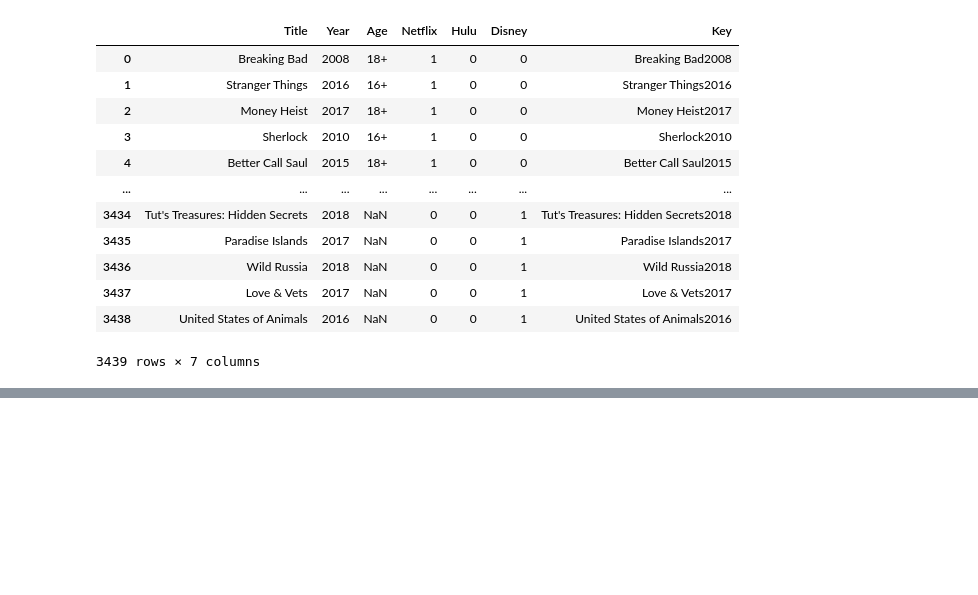
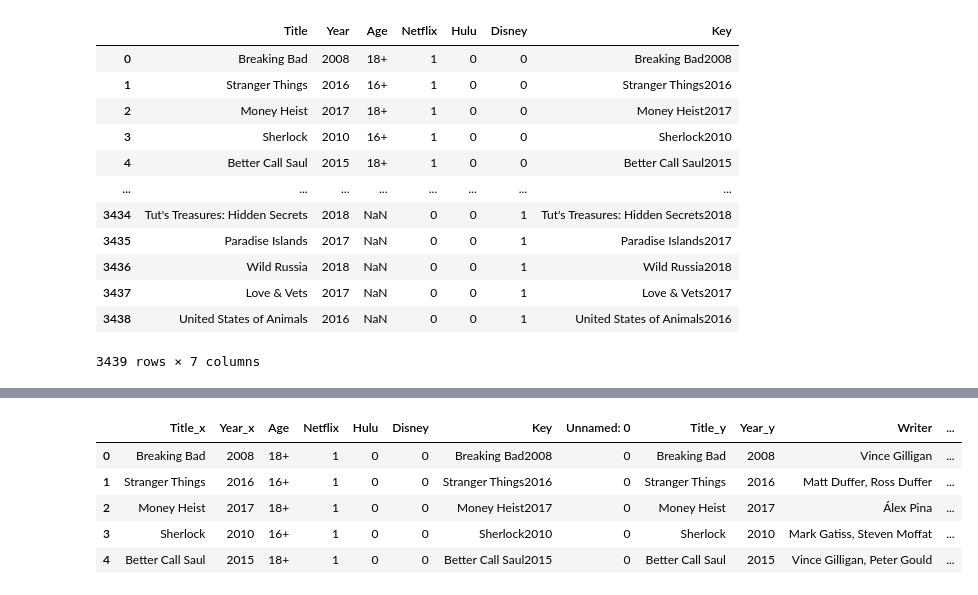
Before and after one commit to lmrazuki/etl-project, a Jupyter notebook: Transform/TV/christy_part_tvshows.ipynb, the cells around one changed output, grey strips where cells are left out. Cells and saved outputs as stored; diff of their text form; code cells hidden in the pictures; blank space fills up the shorter version.

```diff
--- a/Transform/TV/christy_part_tvshows.ipynb
+++ b/Transform/TV/christy_part_tvshows.ipynb
@@ -3,7 +3,7 @@
 import pandas as pd
 
 # Read Purchasing File and store into Pandas data frame
-tv = pd.read_csv("Extract/TV/tv_shows.csv", encoding='latin1')
+tv = pd.read_csv('../../Extract/TV/tv_shows.csv', encoding='latin1')
 
 tv.head()
 # %% [output]
@@ -35,8 +35,8 @@ tv.head()
 | 3 | Sherlock | 2010 | 16+ | 1 | 0 | 0 |
 | 4 | Better Call Saul | 2015 | 18+ | 1 | 0 | 0 |
 # %%
-# Rename Disney+ to Disney, rename Unnamed: 0 to ID
-tv = tv.rename(columns={'Disney+': 'Disney', 'Unnamed: 0': 'ID'})
+# Rename Disney+ to Disney
+tv = tv.rename(columns={'Disney+': 'Disney'})
 tv.head()
 # %% [output]
 |  | Title | Year | Age | Netflix | Hulu | Disney |
@@ -95,0 +85,4 @@ tv
+# %%
+# read the other csv data
+tv2 = pd.read_csv("../../Transform/TV/TV_df_omdb.csv")
+tv2.head()
@@ -95,0 +96,11 @@ tv
+# %%
+# Merging two csv files into one
+merged = tv.merge(tv2, on='Key')
+merged.head()
+# %% [output]
+|  | Title_x | Year_x | Age | Netflix | Hulu | Disney | Key | Unnamed: 0 | Title_y | Year_y | Writer | ... |
+| 0 | Breaking Bad | 2008 | 18+ | 1 | 0 | 0 | Breaking Bad2008 | 0 | Breaking Bad | 2008 | Vince Gilligan | ... |
+| 1 | Stranger Things | 2016 | 16+ | 1 | 0 | 0 | Stranger Things2016 | 0 | Stranger Things | 2016 | Matt Duffer, Ross Duffer | ... |
+| 2 | Money Heist | 2017 | 18+ | 1 | 0 | 0 | Money Heist2017 | 0 | Money Heist | 2017 | Álex Pina | ... |
+| 3 | Sherlock | 2010 | 16+ | 1 | 0 | 0 | Sherlock2010 | 0 | Sherlock | 2010 | Mark Gatiss, Steven Moffat | ... |
+| 4 | Better Call Saul | 2015 | 18+ | 1 | 0 | 0 | Better Call Saul2015 | 0 | Better Call Saul | 2015 | Vince Gilligan, Peter Gould | ... |
```
Also changed, not shown: parts of 7 cells of this notebook, 15 other files.
